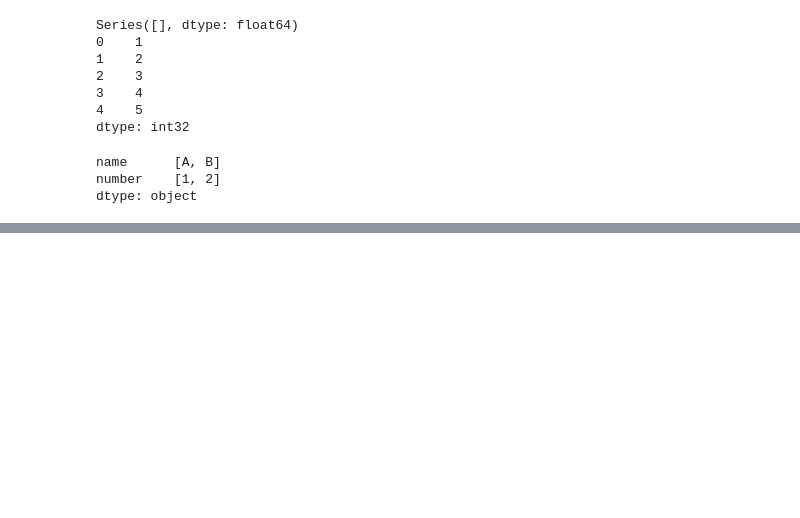
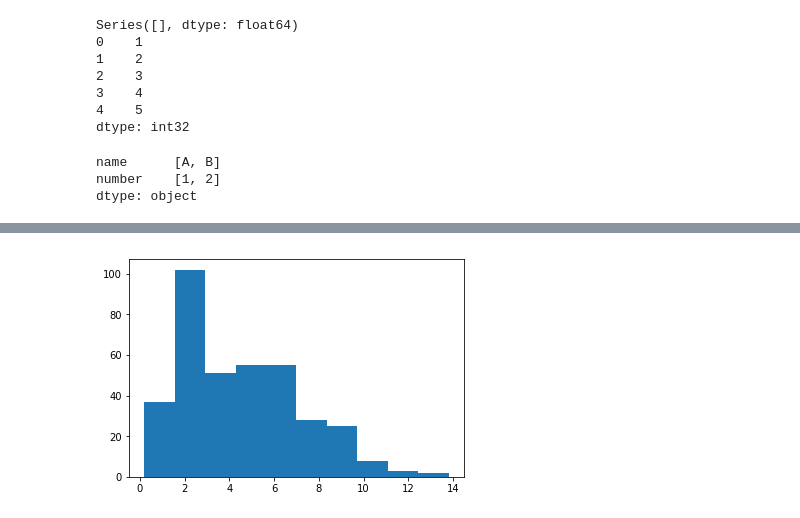
Before and after one commit to Divyalaptus/summer-python-projects, a Jupyter notebook: Practise.ipynb, the cells around one changed output, grey strips where cells are left out. Saved outputs shown, nothing was run; the diff lists cells and outputs as text; code cells hidden in the pictures; blank space fills up the shorter version.

```diff
--- a/Practise.ipynb
+++ b/Practise.ipynb
@@ -86,0 +130,5 @@ df
+# %%
+plt.hist(df["Evaporation"])
+plt.show()
+# %% [output]
+[figure, added]
```
Also changed, not shown: parts of 7 cells of this notebook.
